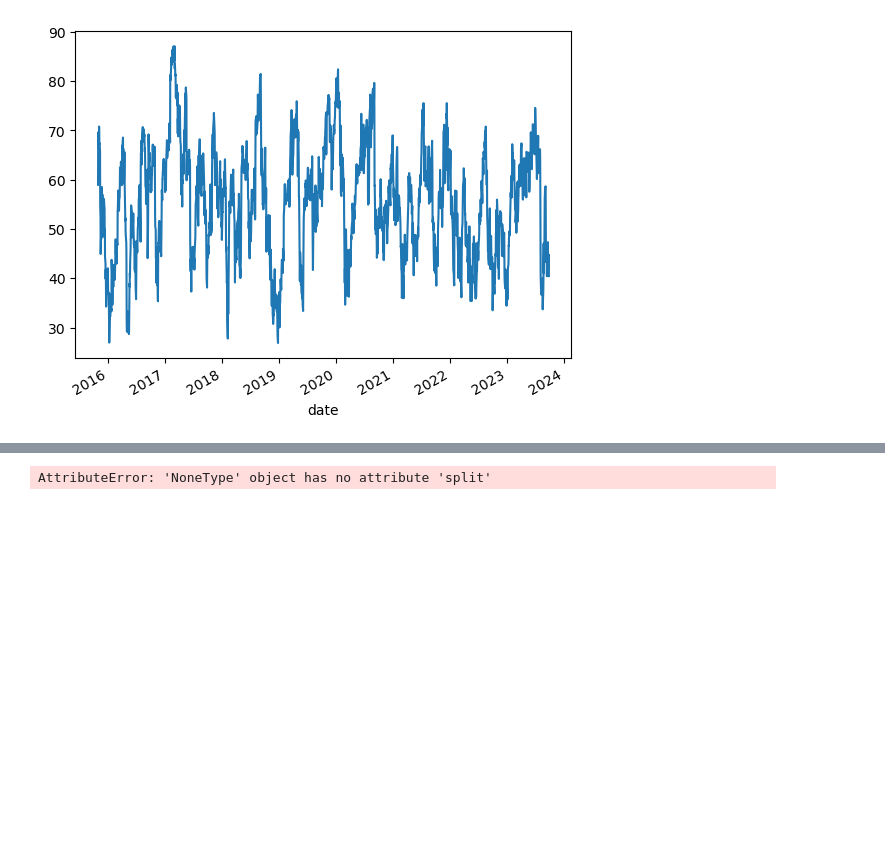
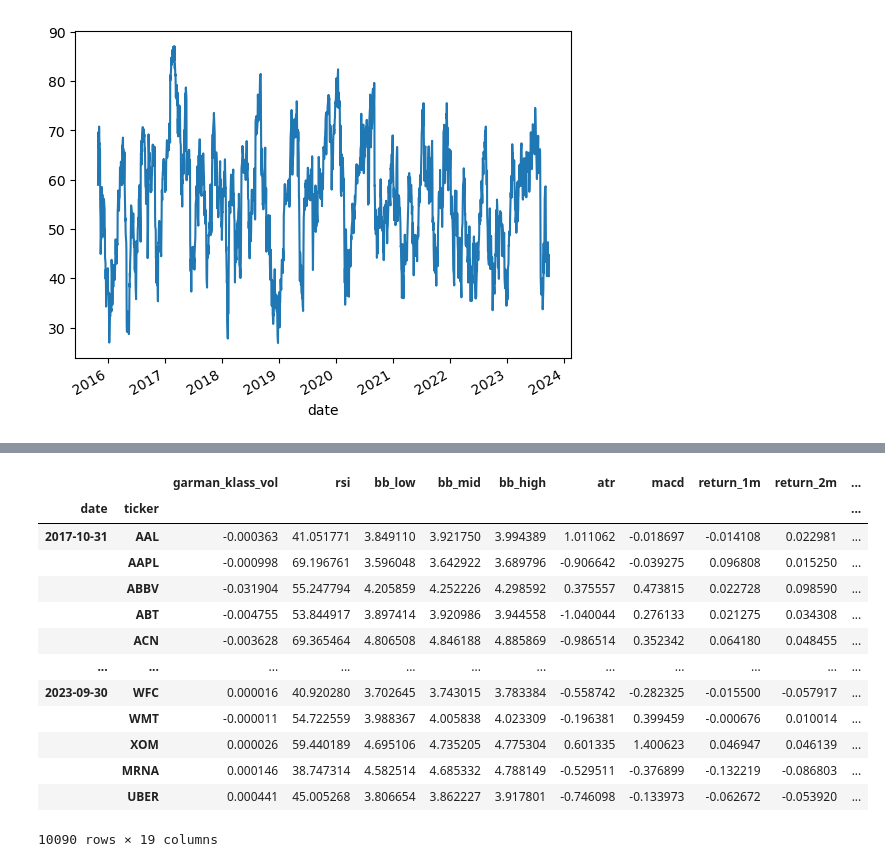
Before and after one commit to cshen05/Personal-Projects, a Jupyter notebook: Unsupervised Learning Trading Strategy.ipynb, the cells around one changed output, grey strips where cells are left out. Drawn from its saved outputs; the diff is of its cells as text; code cells hidden in the pictures; blank space fills up the shorter version.

```diff
--- a/Unsupervised Learning Trading Strategy.ipynb
+++ b/Unsupervised Learning Trading Strategy.ipynb
@@ -409,16 +425,31 @@ memory usage: 1.4+ MB
 # %%
 #ML model and approach to use for predictions
 #for each month fit a K-Means Clustering Algo to group similar assets based on their features
 from sklearn.cluster import KMeans
 
+data = data.drop('cluster', axis=1)
+
 def get_clusters(df):
     df['cluster'] = KMeans(n_clusters=4,
                            random_state=0,
-                           init='random').fit(df).labels_
+                           init=initial_centroids).fit(df).labels_
     return df
 
 data = data.dropna().groupby('date', group_keys=False).apply(get_clusters)
 
 data
 # %% [output]
+|  |  | garman_klass_vol | rsi | bb_low | bb_mid | bb_high | atr | macd | return_1m | return_2m | ... |
+| date | ticker |  |  |  |  |  |  |  |  |  | ... |
+| 2017-10-31 | AAL | -0.000363 | 41.051771 | 3.849110 | 3.921750 | 3.994389 | 1.011062 | -0.018697 | -0.014108 | 0.022981 | ... |
+|  | AAPL | -0.000998 | 69.196761 | 3.596048 | 3.642922 | 3.689796 | -0.906642 | -0.039275 | 0.096808 | 0.015250 | ... |
+|  | ABBV | -0.031904 | 55.247794 | 4.205859 | 4.252226 | 4.298592 | 0.375557 | 0.473815 | 0.022728 | 0.098590 | ... |
+|  | ABT | -0.004755 | 53.844917 | 3.897414 | 3.920986 | 3.944558 | -1.040044 | 0.276133 | 0.021275 | 0.034308 | ... |
+|  | ACN | -0.003628 | 69.365464 | 4.806508 | 4.846188 | 4.885869 | -0.986514 | 0.352342 | 0.064180 | 0.048455 | ... |
+| ... | ... | ... | ... | ... | ... | ... | ... | ... | ... | ... | ... |
+| 2023-09-30 | WFC | 0.000016 | 40.920280 | 3.702645 | 3.743015 | 3.783384 | -0.558742 | -0.282325 | -0.015500 | -0.057917 | ... |
+|  | WMT | -0.000011 | 54.722559 | 3.988367 | 4.005838 | 4.023309 | -0.196381 | 0.399459 | -0.000676 | 0.010014 | ... |
+|  | XOM | 0.000026 | 59.440189 | 4.695106 | 4.735205 | 4.775304 | 0.601335 | 1.400623 | 0.046947 | 0.046139 | ... |
+|  | MRNA | 0.000146 | 38.747314 | 4.582514 | 4.685332 | 4.788149 | -0.529511 | -0.376899 | -0.132219 | -0.086803 | ... |
+|  | UBER | 0.000441 | 45.005268 | 3.806654 | 3.862227 | 3.917801 | -0.746098 | -0.133973 | -0.062672 | -0.053920 | ... |
-AttributeError: 'NoneType' object has no attribute 'split'
+10090 rows × 19 columns
```
Also changed, not shown: parts of 20 cells of this notebook.
